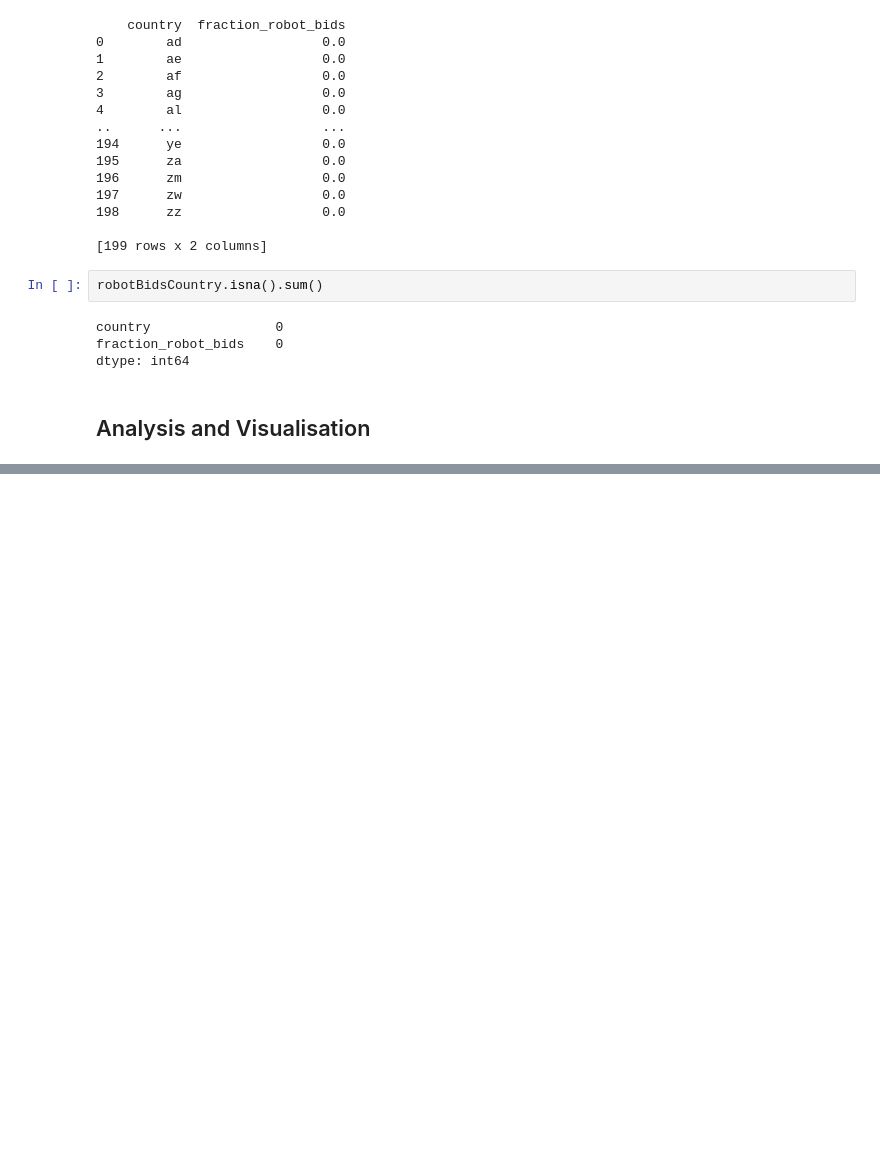
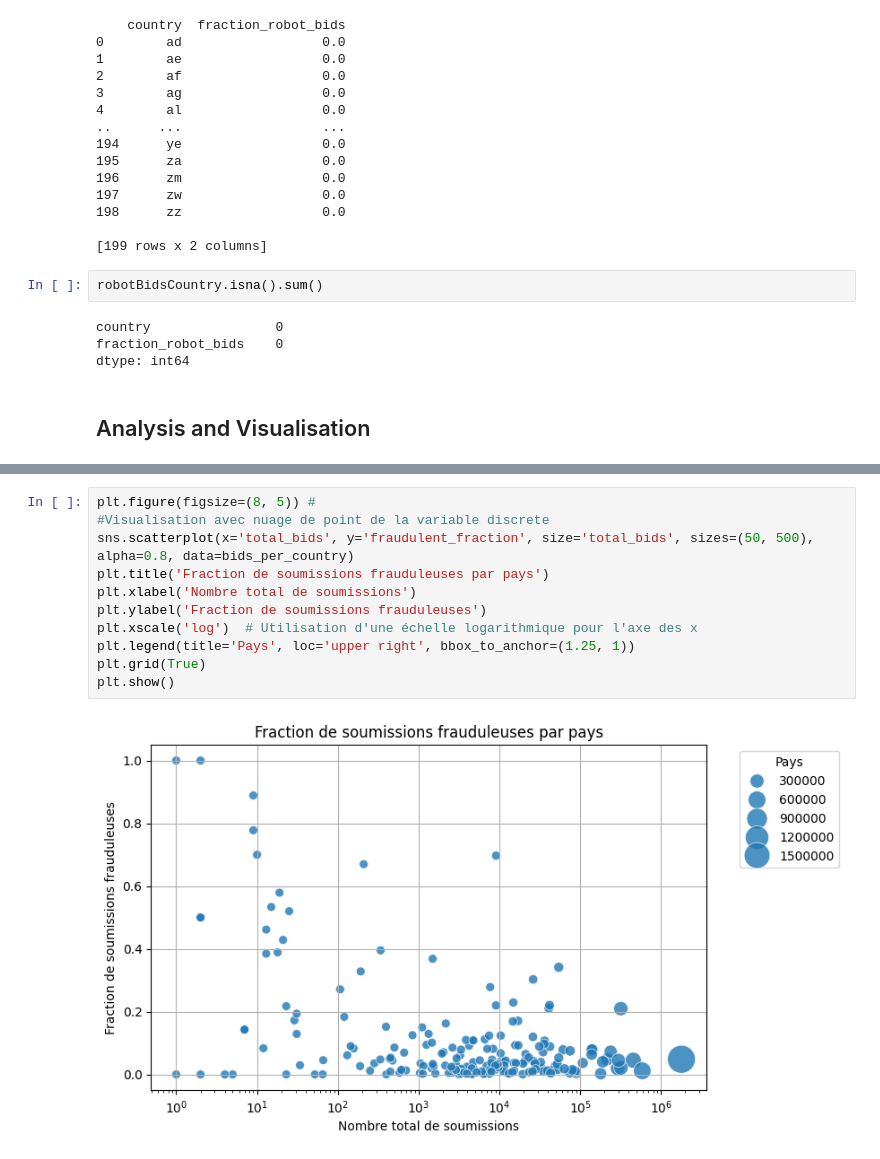
Before and after one commit to Tsila203/Tsila203-data-analysis-train--Tsilavo-, a Jupyter notebook: facebook.ipynb, the cells around one changed output, grey strips where cells are left out. Cells and saved outputs as stored; diff of their text form; blank space fills up the shorter version.

```diff
--- a/facebook.ipynb
+++ b/facebook.ipynb
@@ -306,0 +351,13 @@ dtype: int64
+# %%
+plt.figure(figsize=(8, 5)) #
+#Visualisation avec nuage de point de la variable discrete
+sns.scatterplot(x='total_bids', y='fraudulent_fraction', size='total_bids', sizes=(50, 500), alpha=0.8, data=bids_per_country)
+plt.title('Fraction de soumissions frauduleuses par pays')
+plt.xlabel('Nombre total de soumissions')
+plt.ylabel('Fraction de soumissions frauduleuses')
+plt.xscale('log')  # Utilisation d'une échelle logarithmique pour l'axe des x
+plt.legend(title='Pays', loc='upper right', bbox_to_anchor=(1.25, 1))
+plt.grid(True)
+plt.show()
+# %% [output]
+[figure, added]
```
Also changed, not shown: parts of 6 cells of this notebook.
